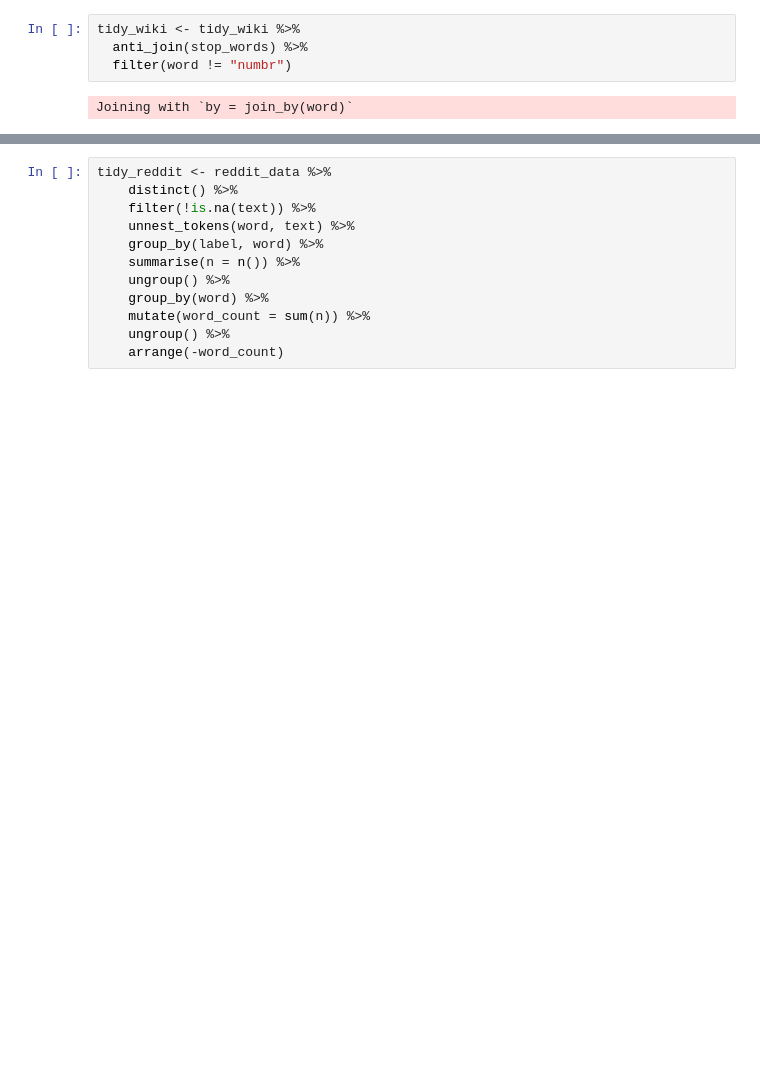
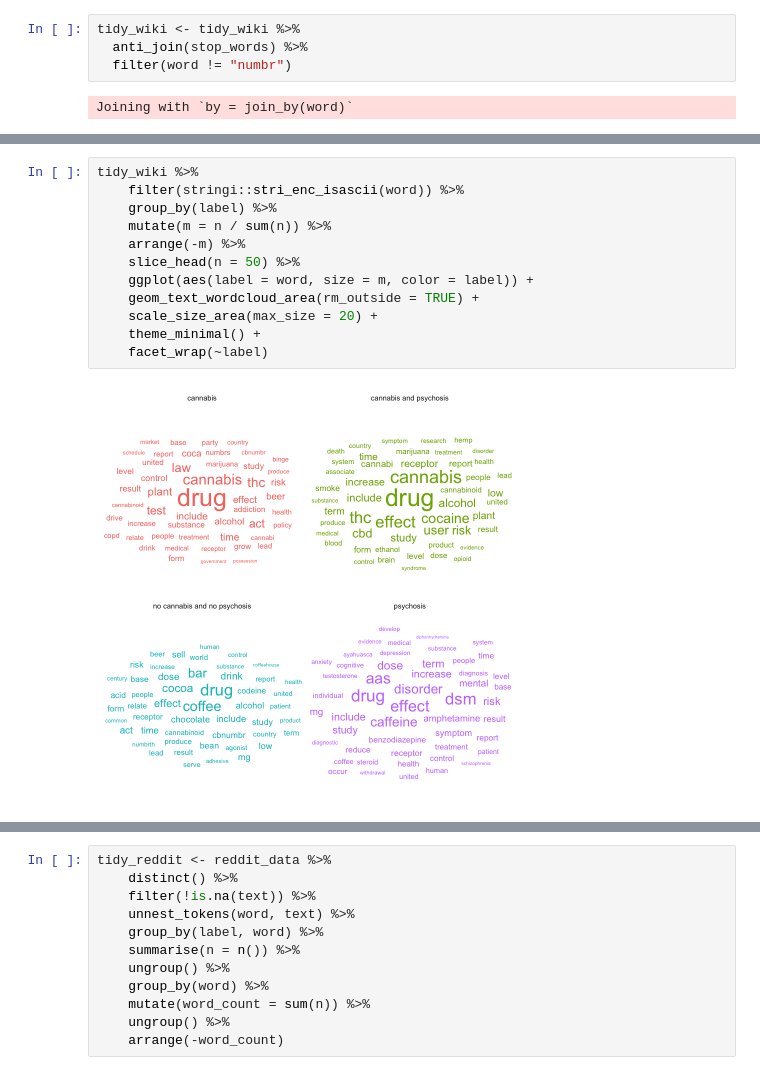
Before and after one commit to anly501/dsan-5000-project-mfgeary, a Jupyter notebook: dsan-website/5000-website/eda/eda.ipynb, the cells around one changed output, grey strips where cells are left out. Cells and saved outputs as stored; diff of their text form; blank space fills up the shorter version.

```diff
--- a/dsan-website/5000-website/eda/eda.ipynb
+++ b/dsan-website/5000-website/eda/eda.ipynb
@@ -88,0 +105,14 @@ tidy_wiki %>%
+# %%
+tidy_wiki %>%
+    filter(stringi::stri_enc_isascii(word)) %>%
+    group_by(label) %>%
+    mutate(m = n / sum(n)) %>%
+    arrange(-m) %>%
+    slice_head(n = 50) %>%
+    ggplot(aes(label = word, size = m, color = label)) +
+    geom_text_wordcloud_area(rm_outside = TRUE) +
+    scale_size_area(max_size = 20) +
+    theme_minimal() +
+    facet_wrap(~label)
+# %% [output]
+[figure, added]
```
Also changed, not shown: parts of 17 cells of this notebook, 3 other files.
